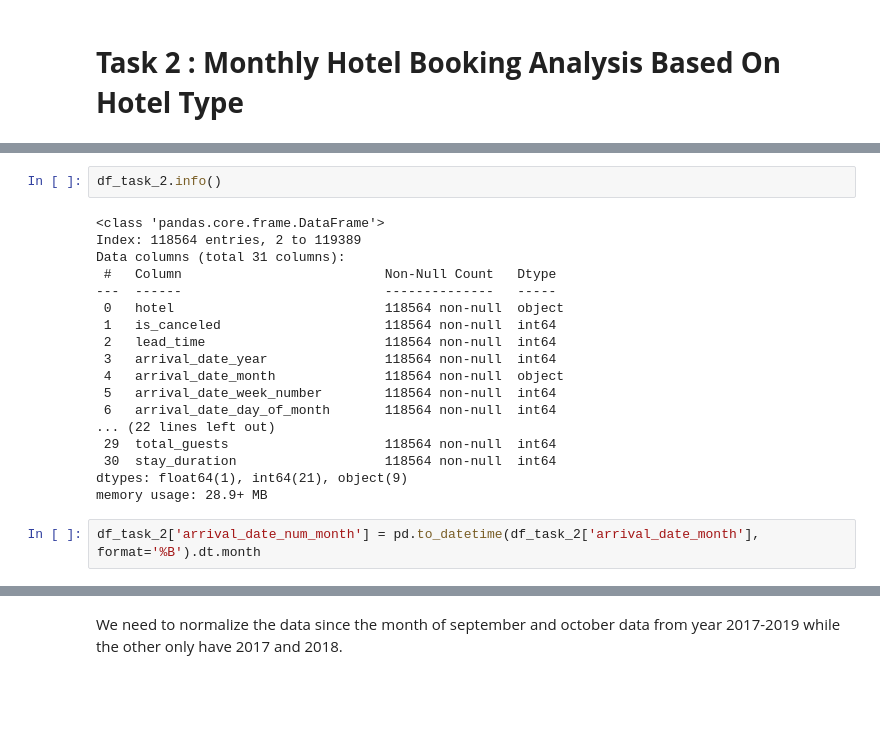
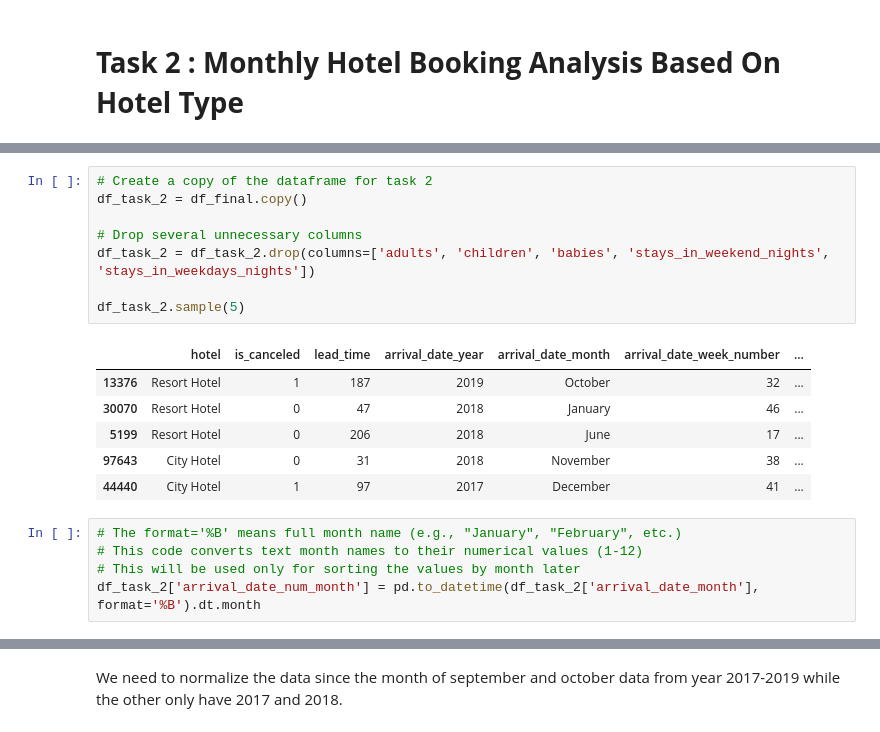
Before and after one commit to mcikalmerdeka/Investigate-Hotel-Business-Using-Data-Visualization, a Jupyter notebook: Investigate Hotel Business Using Data Visualization Code.ipynb, the cells around one changed output, grey strips where cells are left out. Drawn from its saved outputs; the diff is of its cells as text; blank space fills up the shorter version.

```diff
--- a/Investigate Hotel Business Using Data Visualization Code.ipynb
+++ b/Investigate Hotel Business Using Data Visualization Code.ipynb
@@ -499,23 +518,21 @@ df_task_2.sample(5)
-# %%
-df_task_2.info()
-# %% [output]
-<class 'pandas.core.frame.DataFrame'>
-Index: 118564 entries, 2 to 119389
-Data columns (total 31 columns):
- #   Column                          Non-Null Count   Dtype
----  ------                          --------------   -----
- 0   hotel                           118564 non-null  object
- 1   is_canceled                     118564 non-null  int64
- 2   lead_time                       118564 non-null  int64
- 3   arrival_date_year               118564 non-null  int64
- 4   arrival_date_month              118564 non-null  object
- 5   arrival_date_week_number        118564 non-null  int64
- 6   arrival_date_day_of_month       118564 non-null  int64
-... (22 lines left out)
- 29  total_guests                    118564 non-null  int64
- 30  stay_duration                   118564 non-null  int64
-dtypes: float64(1), int64(21), object(9)
-memory usage: 28.9+ MB
-# %%
-df_task_2['arrival_date_num_month'] = pd.to_datetime(df_task_2['arrival_date_month'], format='%B').dt.month
+# %%
+# Create a copy of the dataframe for task 2
+df_task_2 = df_final.copy()
+
+# Drop several unnecessary columns
+df_task_2 = df_task_2.drop(columns=['adults', 'children', 'babies', 'stays_in_weekend_nights', 'stays_in_weekdays_nights'])
+
+df_task_2.sample(5)
+# %% [output]
+|  | hotel | is_canceled | lead_time | arrival_date_year | arrival_date_month | arrival_date_week_number | ... |
+| 13376 | Resort Hotel | 1 | 187 | 2019 | October | 32 | ... |
+| 30070 | Resort Hotel | 0 | 47 | 2018 | January | 46 | ... |
+| 5199 | Resort Hotel | 0 | 206 | 2018 | June | 17 | ... |
+| 97643 | City Hotel | 0 | 31 | 2018 | November | 38 | ... |
+| 44440 | City Hotel | 1 | 97 | 2017 | December | 41 | ... |
+# %%
+# The format='%B' means full month name (e.g., "January", "February", etc.)
+# This code converts text month names to their numerical values (1-12)
+# This will be used only for sorting the values by month later
+df_task_2['arrival_date_num_month'] = pd.to_datetime(df_task_2['arrival_date_month'], format='%B').dt.month
 # %%
```
Also changed, not shown: parts of 35 cells of this notebook.
